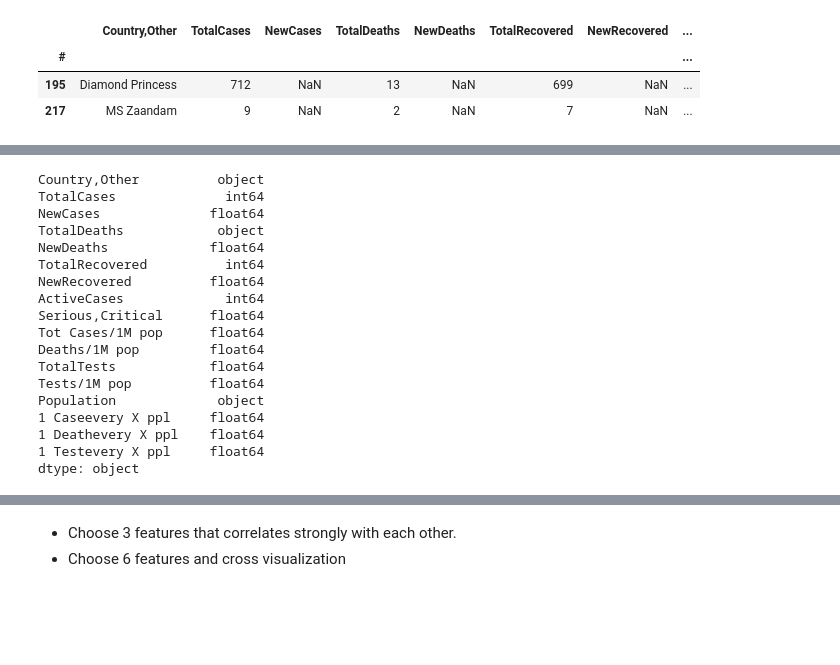
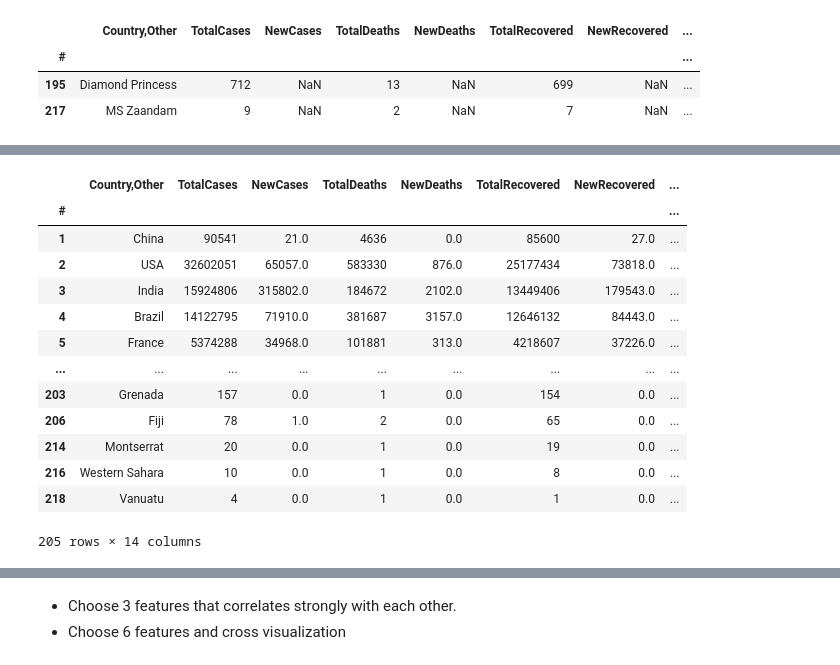
Before and after one commit to bachtangthang/Covid-19-Data-Analytics-Project, a Jupyter notebook: Covid.ipynb, the cells around one changed output, grey strips where cells are left out. Drawn from its saved outputs; the diff is of its cells as text; code cells hidden in the pictures; blank space fills up the shorter version.

```diff
--- a/Covid.ipynb
+++ b/Covid.ipynb
@@ -32,26 +97,21 @@ df[df['Population'] == ' ']
 # %%
-df = df.fillna(0)
+df.fillna(0,inplace=True)
+df
+# %% [output]
+|  | Country,Other | TotalCases | NewCases | TotalDeaths | NewDeaths | TotalRecovered | NewRecovered | ... |
+| # |  |  |  |  |  |  |  | ... |
+| 1 | China | 90541 | 21.0 | 4636 | 0.0 | 85600 | 27.0 | ... |
+| 2 | USA | 32602051 | 65057.0 | 583330 | 876.0 | 25177434 | 73818.0 | ... |
+| 3 | India | 15924806 | 315802.0 | 184672 | 2102.0 | 13449406 | 179543.0 | ... |
+| 4 | Brazil | 14122795 | 71910.0 | 381687 | 3157.0 | 12646132 | 84443.0 | ... |
+| 5 | France | 5374288 | 34968.0 | 101881 | 313.0 | 4218607 | 37226.0 | ... |
+| ... | ... | ... | ... | ... | ... | ... | ... | ... |
+| 203 | Grenada | 157 | 0.0 | 1 | 0.0 | 154 | 0.0 | ... |
+| 206 | Fiji | 78 | 1.0 | 2 | 0.0 | 65 | 0.0 | ... |
+| 214 | Montserrat | 20 | 0.0 | 1 | 0.0 | 19 | 0.0 | ... |
+| 216 | Western Sahara | 10 | 0.0 | 1 | 0.0 | 8 | 0.0 | ... |
+| 218 | Vanuatu | 4 | 0.0 | 1 | 0.0 | 1 | 0.0 | ... |
+205 rows × 14 columns
-# %%
-df.dtypes
-# %% [output]
-Country,Other          object
-TotalCases              int64
-NewCases              float64
-TotalDeaths            object
-NewDeaths             float64
-TotalRecovered          int64
-NewRecovered          float64
-ActiveCases             int64
-Serious,Critical      float64
-Tot Cases/1M pop      float64
-Deaths/1M pop         float64
-TotalTests            float64
-Tests/1M pop          float64
-Population             object
-1 Caseevery X ppl     float64
-1 Deathevery X ppl    float64
-1 Testevery X ppl     float64
-dtype: object
 # %%
 cols = ['TotalCases','NewCases', 'TotalDeaths', 'NewDeaths','TotalRecovered']
 # %%
```
Also changed, not shown: parts of 15 cells of this notebook.
